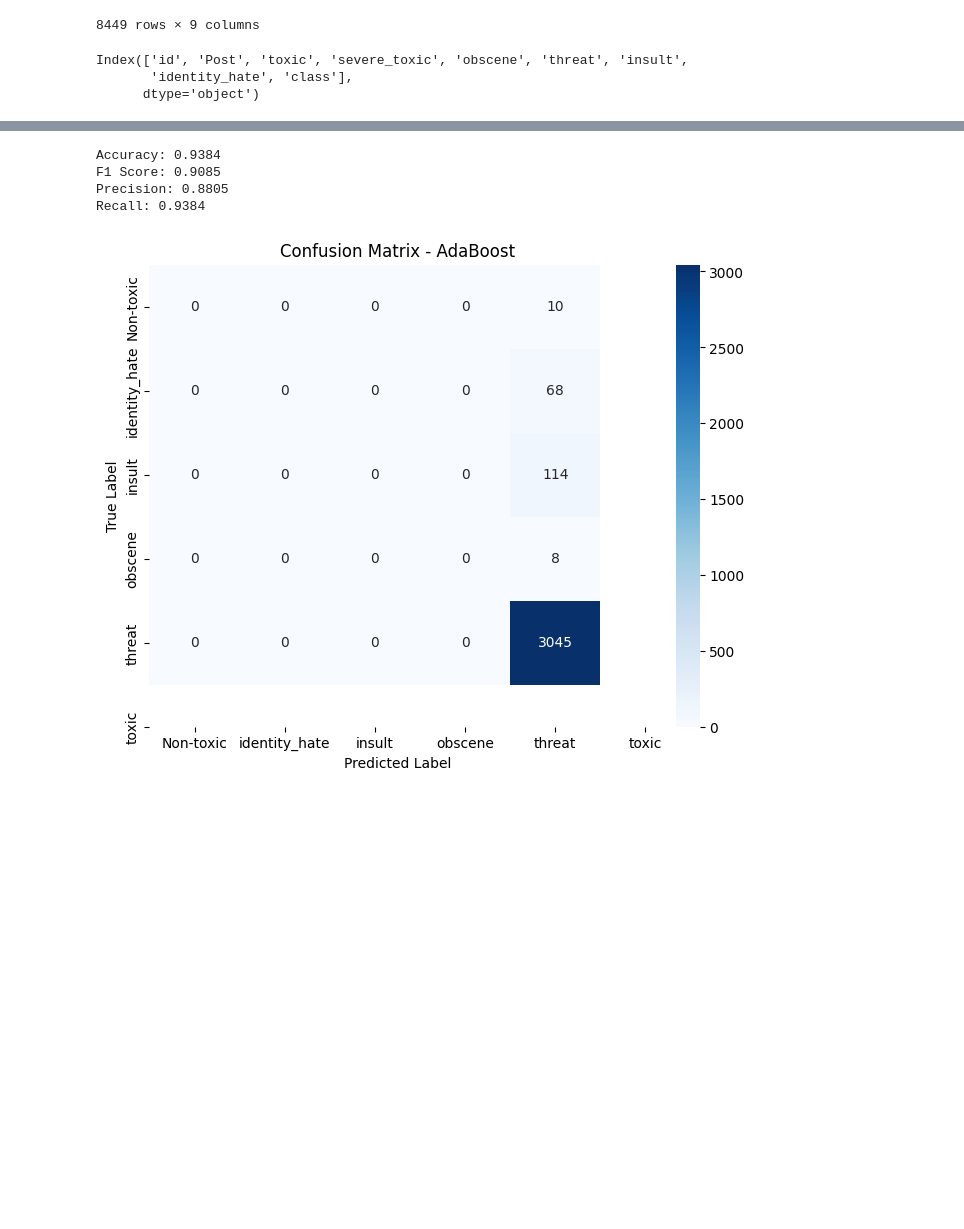
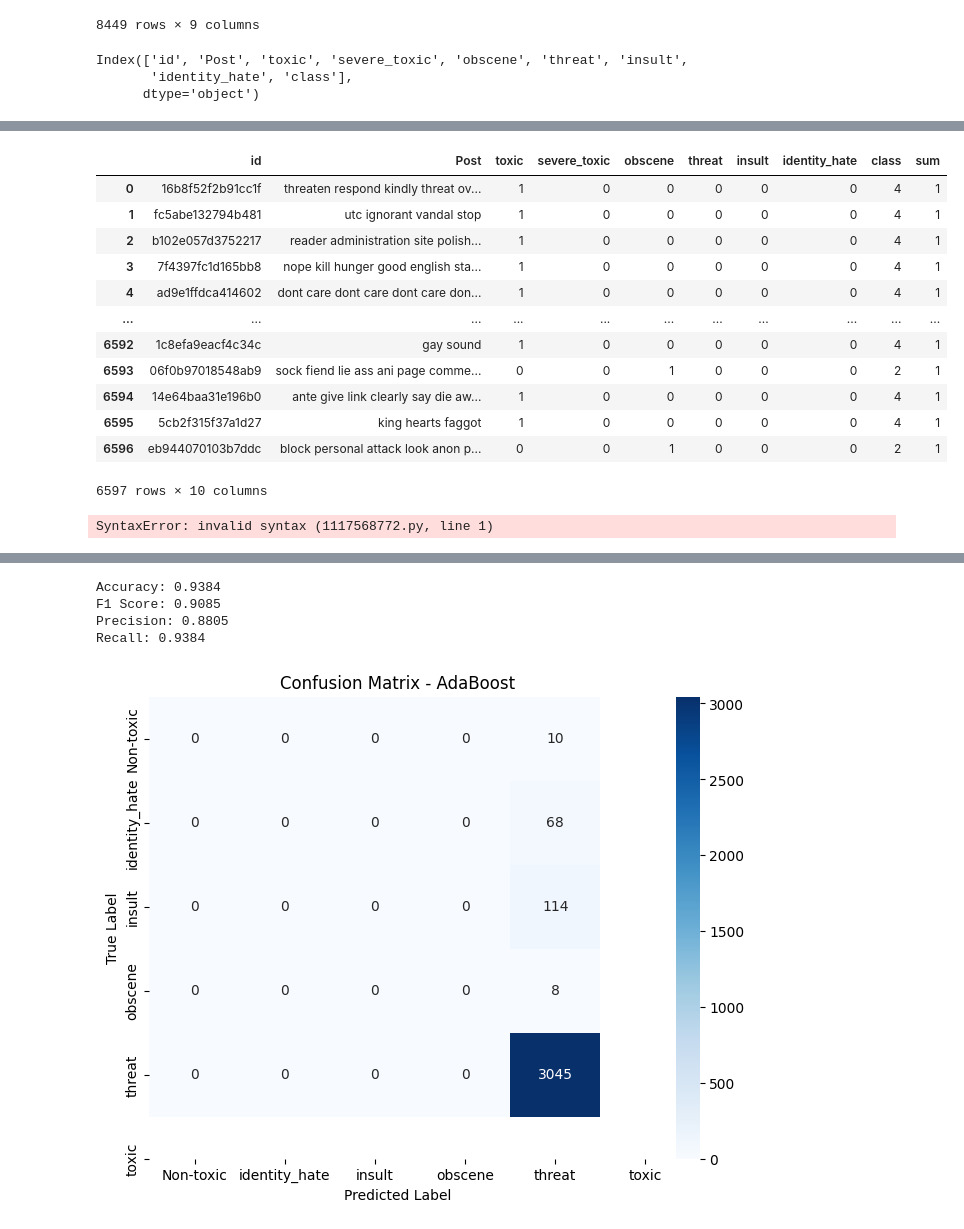
Before and after one commit to Iftekhar-mobin/depression_suicide_project, a Jupyter notebook: Pretrained_embedding_models/classification/classification_TFIDF_pipeline_ML.ipynb, the cells around one changed output, grey strips where cells are left out. Saved outputs shown, nothing was run; the diff lists cells and outputs as text; code cells hidden in the pictures; blank space fills up the shorter version.

```diff
--- a/Pretrained_embedding_models/classification/classification_TFIDF_pipeline_ML.ipynb
+++ b/Pretrained_embedding_models/classification/classification_TFIDF_pipeline_ML.ipynb
@@ -137,0 +134,2 @@ Name: count, dtype: int64
+# %%
+final_df = new_df
@@ -137,0 +158,39 @@ Name: count, dtype: int64
+# %%
+import nltk
+import re
+from nltk.corpus import stopwords
+stop_words_nltk = set(stopwords.words('english'))
+import spacy
+nlp = spacy.load('en_core_web_sm')
+# %%
+# Tags I want to remove from the text
+removal= ['DET','ADP','SPACE', 'NUM', 'SYM', 'AUX', 'PRON','CCONJ','PUNCT','PART']
+
+def prepare_tokens_cleaning(lines):
+    return ' '.join([token.lemma_.lower() for token in nlp(lines)
+            if token.pos_ not in removal and not token.is_stop and token.is_alpha])
+def remove_noisy_features(tok):
+    # remove words less than 3 characters
+    collect_text = []
+    for i in tok:
+        if len(i) > 2:
+            collect_text.append(i)
+    return ' '.join(collect_text)
+
+def text_preprocessing(text):
+    # Convert words to lower case
+    text = text.lower()
+    text = re.sub(r'\'', ' ', text)
+
+    # Tokenize each word
+    text = nltk.WordPunctTokenizer().tokenize(text)
+
+    # Lemmatize each word
+    text = [x for x in [nltk.stem.WordNetLemmatizer().lemmatize(w, pos='v')
+                            for w in text if len(w)>1] if x not in stop_words_nltk]
+
+    return text
+# %%
+final_df['Post'] = final_df.Post.apply(lambda x: prepare_tokens_cleaning(x))
+final_df['Post'] = final_df.Post.apply(lambda x: ' '.join(text_preprocessing(x)))
+final_df['Post'] = final_df.Post.apply(lambda x: remove_noisy_features(x.split()))
@@ -138,2 +199,22 @@ Name: count, dtype: int64
+# %%
+final_df
+# %% [output]
+|  | id | Post | toxic | severe_toxic | obscene | threat | insult | identity_hate | class | sum |
+| 0 | 16b8f52f2b91cc1f | threaten respond kindly threat ov... | 1 | 0 | 0 | 0 | 0 | 0 | 4 | 1 |
+| 1 | fc5abe132794b481 | utc ignorant vandal stop | 1 | 0 | 0 | 0 | 0 | 0 | 4 | 1 |
+| 2 | b102e057d3752217 | reader administration site polish... | 1 | 0 | 0 | 0 | 0 | 0 | 4 | 1 |
+| 3 | 7f4397fc1d165bb8 | nope kill hunger good english sta... | 1 | 0 | 0 | 0 | 0 | 0 | 4 | 1 |
+| 4 | ad9e1ffdca414602 | dont care dont care dont care don... | 1 | 0 | 0 | 0 | 0 | 0 | 4 | 1 |
+| ... | ... | ... | ... | ... | ... | ... | ... | ... | ... | ... |
+| 6592 | 1c8efa9eacf4c34c | gay sound | 1 | 0 | 0 | 0 | 0 | 0 | 4 | 1 |
+| 6593 | 06f0b97018548ab9 | sock fiend lie ass ani page comme... | 0 | 0 | 1 | 0 | 0 | 0 | 2 | 1 |
+| 6594 | 14e64baa31e196b0 | ante give link clearly say die aw... | 1 | 0 | 0 | 0 | 0 | 0 | 4 | 1 |
+| 6595 | 5cb2f315f37a1d27 | king hearts faggot | 1 | 0 | 0 | 0 | 0 | 0 | 4 | 1 |
+| 6596 | eb944070103b7ddc | block personal attack look anon p... | 0 | 0 | 1 | 0 | 0 | 0 | 2 | 1 |
+6597 rows × 10 columns
+# %%
+final_df['length'] = final_df['Post'].lamda(x: len(x))
+# %% [output]
+SyntaxError: invalid syntax (1117568772.py, line 1)
 # %%
 # Split data into features (X) and labels (y)
```
Also changed, not shown: parts of 16 cells of this notebook.
